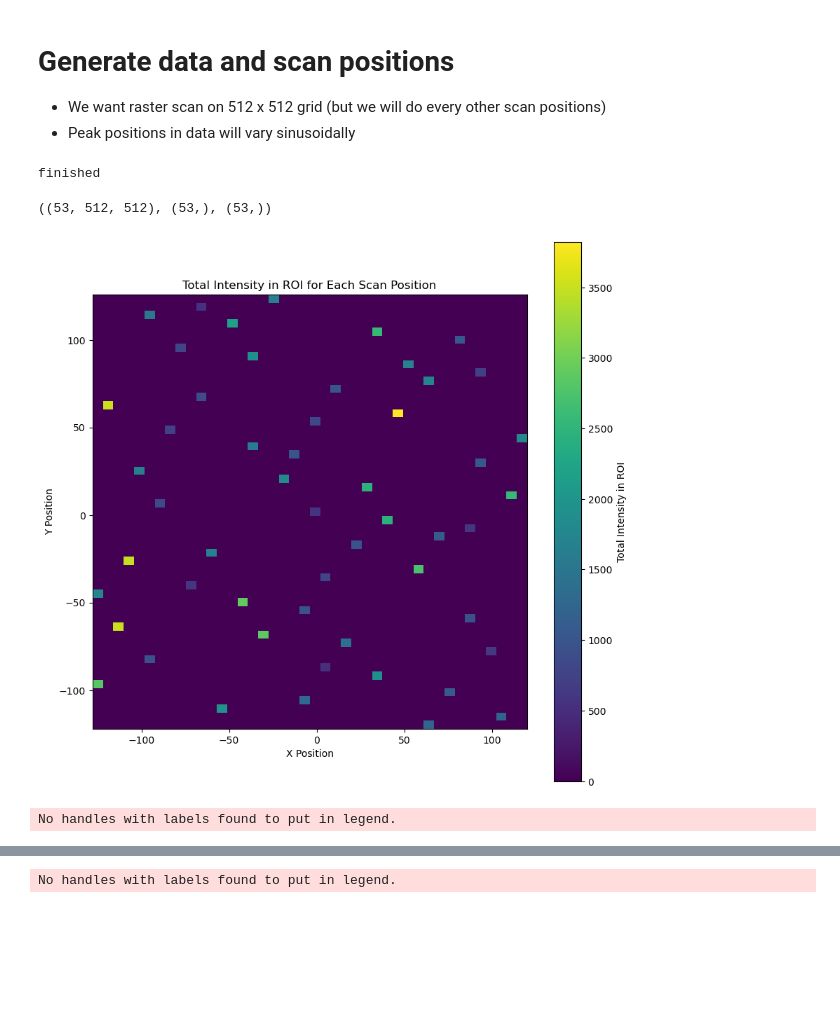
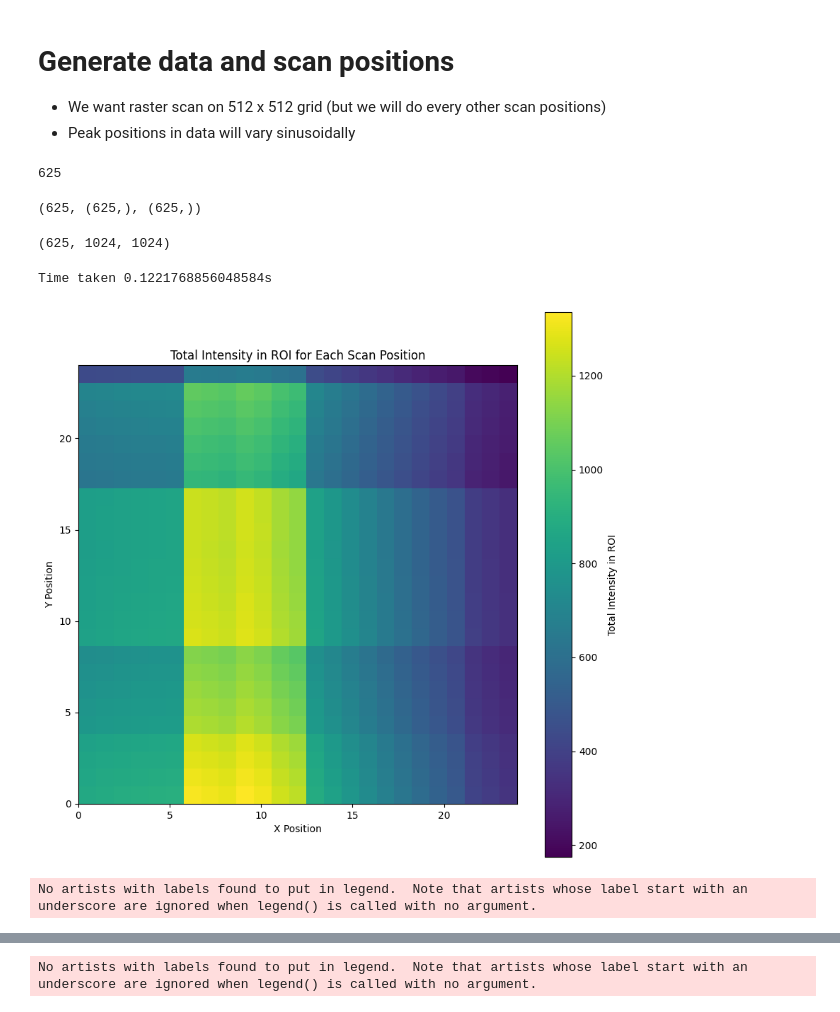
Before and after one commit to AdvancedPhotonSource/DashPVA, a Jupyter notebook: vectorization_learning/xyplots.ipynb, the cells around one changed output, grey strips where cells are left out. Saved outputs shown, nothing was run; the diff lists cells and outputs as text; code cells hidden in the pictures; blank space fills up the shorter version.

Commit message:
update on xy plots

```diff
--- a/vectorization_learning/xyplots.ipynb
+++ b/vectorization_learning/xyplots.ipynb
@@ -178,19 +178,24 @@ plot_scan_positions(x_positions, y_positions, title='Raster Scan Positions', sca
 - We want raster scan on 512 x 512 grid (but we will do every other scan positions)
 - Peak positions in data will vary sinusoidally
 # %%
-size = 512
+size = 25
 x_positions, y_positions = generate_raster_scan_positions(size)
-x_positions, y_positions = x_positions[::5000], y_positions[::5000]
-print('finished')
-data = np.array([generate_gaussian_peak_array(size, sigma_x, sigma_y, freq_x, freq_y, shift_x, shift_y, total_intensity) for shift_x, shift_y in zip(x_positions, y_positions)]) #list compression to genreate at all pos
+data = [generate_gaussian_peak_array(1024, sigma_x, sigma_y, freq_x, freq_y, shift_x, shift_y, total_intensity) for shift_x, shift_y in zip(x_positions, y_positions)]
+len(data)
 # %% [output]
-finished
+625
 # %%
-data.shape, x_positions.shape, y_positions.shape
+len(data), x_positions.shape, y_positions.shape
 # %% [output]
-((53, 512, 512), (53,), (53,))
+(625, (625,), (625,))
+# %%
+data_array = np.array(data)
+np.shape(data_array)
+# %% [output]
+(625, 1024, 1024)
 # %%
 from scipy.ndimage import center_of_mass
+import time
 
 roi_x = 100
 roi_y = 200
@@ -200,6 +205,8 @@ roi_height = 50
 intensity_values = []
 com_global_x_ls = []
 com_global_y_ls = []
+#
+timestart = time.time()
 
 for frame in data:
     roi = frame[roi_y:roi_y + roi_height, roi_x:roi_x + roi_width]
@@ -222,8 +229,6 @@ for i, (x, y, intensity) in enumerate(zip(x_positions, y_positions, intensity_va
     x_idx = np.where(unique_x_positions == x)[0][0]
     y_idx = np.where(unique_y_positions == y)[0][0]
     intensity_matrix[y_idx, x_idx] = intensity
-# print(x_positions, y_positions, intensity_values)
-# print(intensity_matrix)
 
 for i, (x, y, intensity) in enumerate(zip(x_positions, y_positions, com_global_x_ls)):
     x_idx = np.where(unique_x_positions == x)[0][0]
@@ -234,36 +239,39 @@ for i, (x, y, intensity) in enumerate(zip(x_positions, y_positions, com_global_y
     x_idx = np.where(unique_x_positions == x)[0][0]
     y_idx = np.where(unique_y_positions == y)[0][0]
     com_y_matrix[y_idx, x_idx] = intensity
+
+print(f"Time taken {time.time()-timestart}s")
 
 plt.figure(figsize=(10, 10))
 plt.imshow(intensity_matrix, cmap='viridis', extent=(min(x_positions), max(x_positions), min(y_positions), max(y_positions)), origin='lower')
 plt.colorbar(label='Total Intensity in ROI')
 plt.title('Total Intensity in ROI for Each Scan Position')
 plt.xlabel('X Position')
 plt.ylabel('Y Position')
 plt.show()
 
 # com_x_positions, com_y_positions = zip(*com_positions)
 
 plt.figure(figsize=(10, 10))
 plt.imshow(com_x_matrix,  cmap='viridis', extent=(min(x_positions), max(x_positions), min(y_positions), max(y_positions)), origin='lower')
 plt.colorbar()
 plt.title('relative center of Mass Positions X')
 plt.xlabel('X Position')
 plt.ylabel('Y Position')
 plt.legend()
 plt.gca().invert_yaxis()
 plt.show()
 
 plt.figure(figsize=(10, 10))
 plt.imshow(com_y_matrix,  cmap='viridis', extent=(min(x_positions), max(x_positions), min(y_positions), max(y_positions)), origin='lower')
 plt.colorbar()
 plt.title('relative center of Mass Positions Y')
 plt.xlabel('X Position')
 plt.ylabel('Y Position')
 plt.legend()
 plt.gca().invert_yaxis()
 plt.show()
 # %% [output]
+Time taken 0.1221768856048584s
-[figure, old version]
+[figure, new version]
-No handles with labels found to put in legend.
+No artists with labels found to put in legend.  Note that artists whose label start with an underscore are ignored when legend() is called with no argument.
@@ -271 +279 @@ No handles with labels found to put in legend.
-No handles with labels found to put in legend.
+No artists with labels found to put in legend.  Note that artists whose label start with an underscore are ignored when legend() is called with no argument.
```
Also changed, not shown: parts of 6 cells of this notebook.
